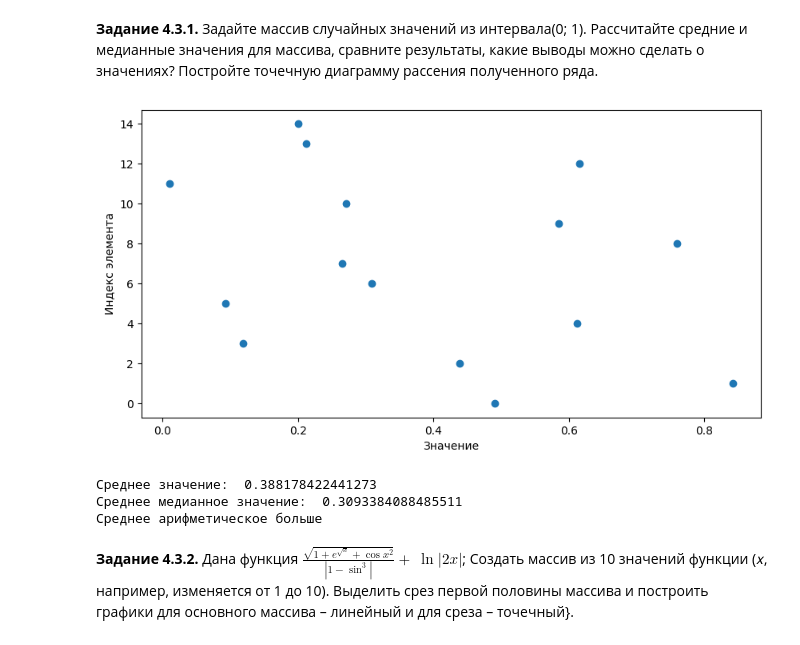
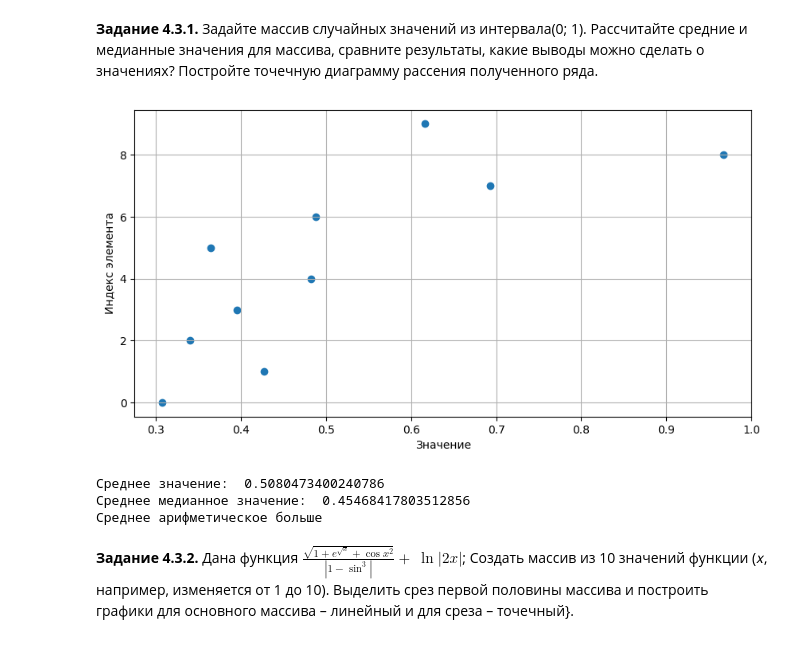
Before and after one commit to webanetStorm/AI_webanet, a Jupyter notebook: AI_1.ipynb, the cells around one changed output. Saved outputs shown, nothing was run; the diff lists cells and outputs as text; code cells hidden in the pictures.

```diff
--- a/AI_1.ipynb
+++ b/AI_1.ipynb
@@ -227,33 +227,34 @@ None
 # %%
 from matplotlib import pyplot
 import numpy
 
 
-values = numpy.random.sample(15)
+values = numpy.random.sample(10)
 indices = list(range(len(values)))
 
 sr = numpy.mean(values)
 md = numpy.median(values)
 
 pyplot.figure(figsize=(10, 5))
 pyplot.xlabel('Значение')
 pyplot.ylabel('Индекс элемента')
 pyplot.scatter(values, indices)
+grid(True)
 pyplot.show()
 
 
 print('Среднее значение: ', sr, '\nСреднее медианное значение: ', md)
 
 if sr > md:
     print('Среднее арифметическое больше')
 elif sr < md:
     print('Среднее медианное больше')
 else:
     print('Значения равны')
 # %% [output]
-[figure, old version]
+[figure, new version]
-Среднее значение:  0.388178422441273
-Среднее медианное значение:  0.3093384088485511
+Среднее значение:  0.5080473400240786
+Среднее медианное значение:  0.45468417803512856
 Среднее арифметическое больше
 # %% [markdown]
 **Задание 4.3.2.** Дана функция $\frac{\sqrt{1+e^{\sqrt{x}} +\cos x^{2}}}{|1-\sin^{3} |} +\ \ln |2x|$; Создать массив из 10 значений функции
```
Also changed, not shown: parts of 5 cells of this notebook.
